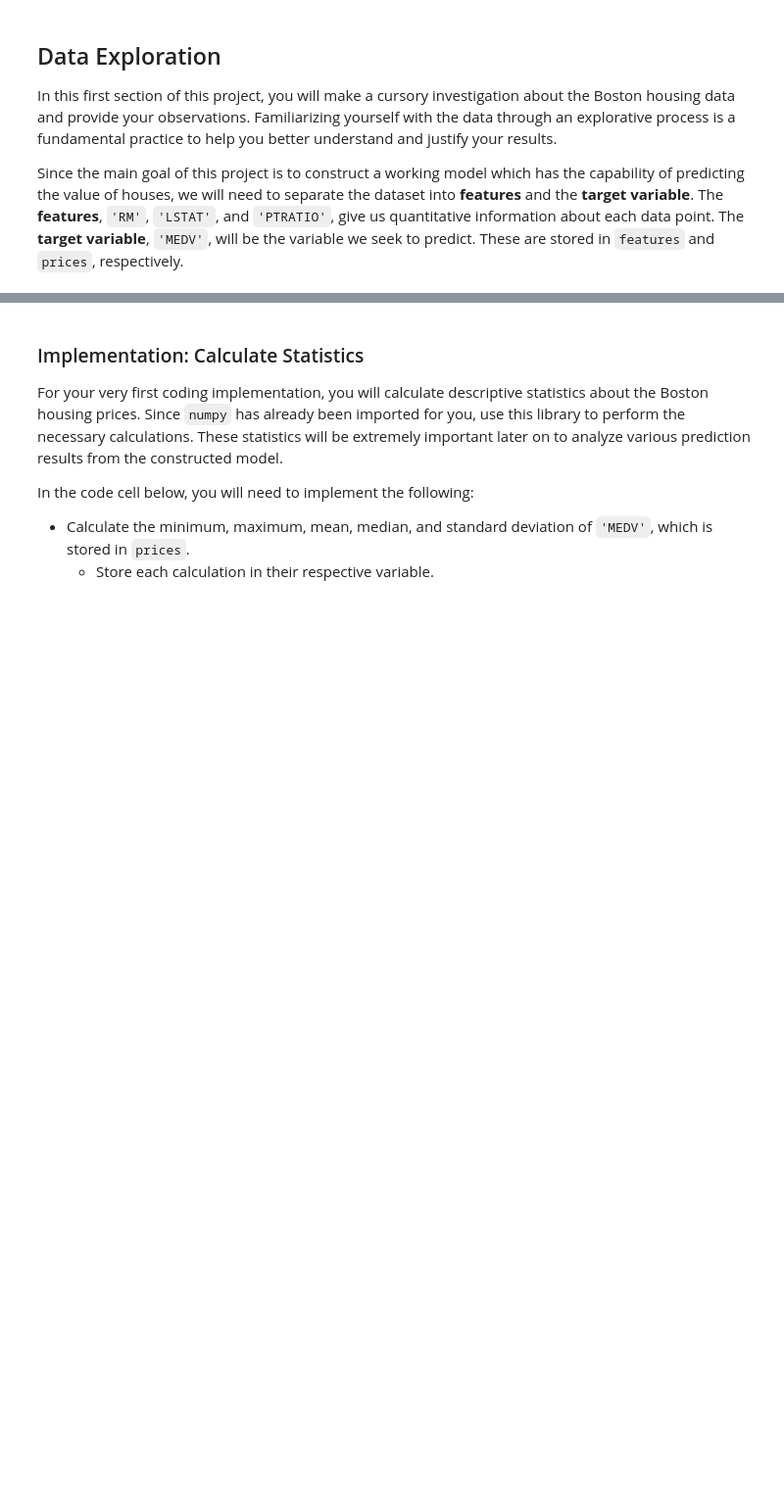
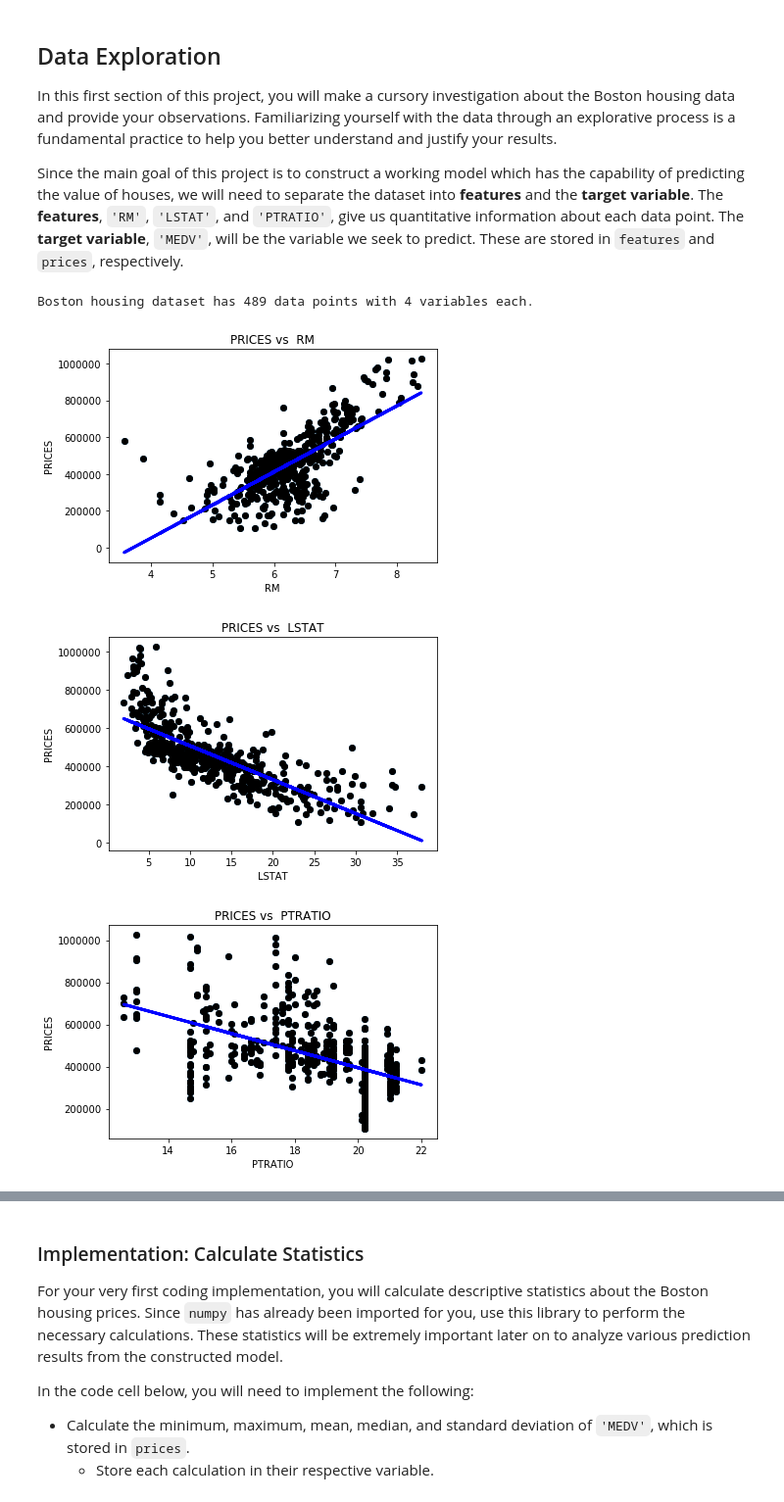
Before and after one commit to mnarasimhan02/MachineLearning, a Jupyter notebook: boston_housing/boston_housing.ipynb, the cells around one changed output, grey strips where cells are left out. Shown: that part at 98% size. Saved outputs shown, nothing was run; the diff lists cells and outputs as text; code cells hidden in the pictures; blank space fills up the shorter version.

Commit message:
fixes after reviewer comments

```diff
--- a/boston_housing/boston_housing.ipynb
+++ b/boston_housing/boston_housing.ipynb
@@ -45,3 +24,39 @@ Boston housing dataset has 489 data points with 4 variables each.
 In this first section of this project, you will make a cursory investigation about the Boston housing data and provide your observations. Familiarizing yourself with the data through an explorative process is a fundamental practice to help you better understand and justify your results.
 
 Since the main goal of this project is to construct a working model which has the capability of predicting the value of houses, we will need to separate the dataset into **features** and the **target variable**. The **features**, `'RM'`, `'LSTAT'`, and `'PTRATIO'`, give us quantitative information about each data point. The **target variable**, `'MEDV'`, will be the variable we seek to predict. These are stored in `features` and `prices`, respectively.
+# %%
+# Import libraries necessary for this project
+import numpy as np
+import pandas as pd
+from sklearn.cross_validation import ShuffleSplit
+import matplotlib.pyplot as plt
+
+# Import supplementary visualizations code visuals.py
+import visuals as vs
+
+# Pretty display for notebooks
+%matplotlib inline
+
+# Load the Boston housing dataset
+data = pd.read_csv('housing.csv')
+prices = data['MEDV']
+features = data.drop('MEDV', axis = 1)
+
+# Success
+print "Boston housing dataset has {} data points with {} variables each.".format(*data.shape)
+
+# plt each feature against price to get correlation
+for col in features.columns:
+    fig, ax = plt.subplots()
+    fit = np.polyfit(features [col], prices, deg=1) # We use a linear fit to compute the trendline
+    ax.scatter(features [col],  prices)
+    plt.plot(features [col], prices, 'o', color='black')
+    ax.plot(features[col], fit[0] * features[col] + fit[1], color='blue', linewidth=3) # This plots a trendline with the regression parameters computed earlier. We should plot this after the dots or it will be covered by the dots themselves
+    plt.title('PRICES vs  '+ str(col)) # title here
+    plt.xlabel(col) # label here
+    plt.ylabel('PRICES') # label here
+# %% [output]
+Boston housing dataset has 489 data points with 4 variables each.
+[figure, added]
+[figure, added]
+[figure, added]
```
Also changed, not shown: parts of 5 cells of this notebook, 1 other file.
